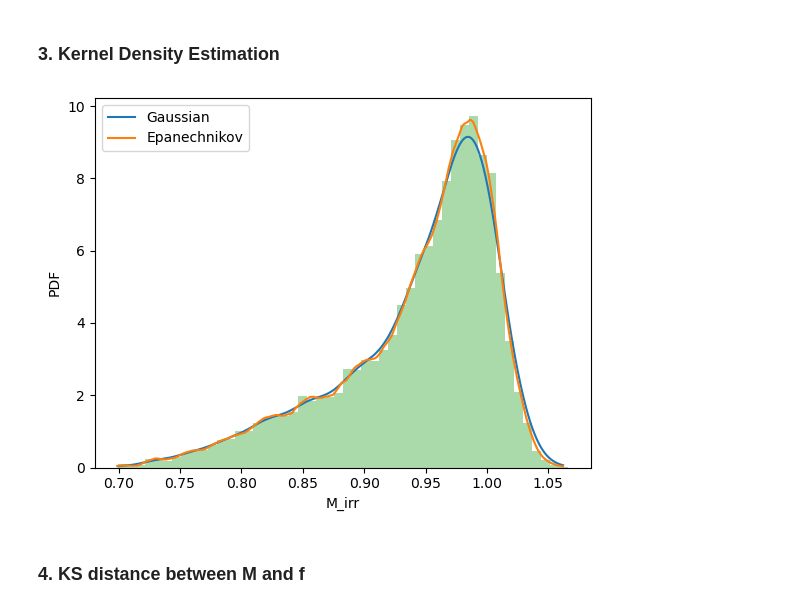
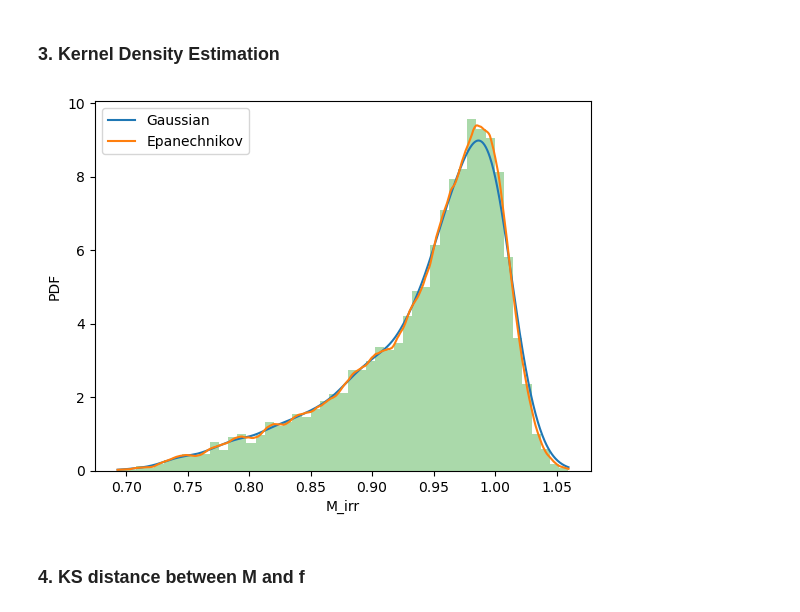
Before and after one commit to Amedeo1054/astrostat_mlearn, a Jupyter notebook: L07_KDE_KStest.ipynb, the cells around one changed output. Cells and saved outputs as stored; diff of their text form; code cells hidden in the pictures.

```diff
--- a/L07_KDE_KStest.ipynb
+++ b/L07_KDE_KStest.ipynb
@@ -61,28 +62,28 @@ plt.show()
 ### 3. Kernel Density Estimation
 # %%
 from sklearn.neighbors import KernelDensity
-xgrid = np.linspace(min(M_irr),max(M_irr),1000)
+xgrid = np.linspace(min(M_irr),max(M_irr),1000)    # M_irr grid
 
 def kde_sklearn(data, bandwidth, kernel):
     kde = KernelDensity(bandwidth = bandwidth, kernel=kernel)
     kde.fit(data[:, np.newaxis])
     log_pdf = kde.score_samples(xgrid[:, np.newaxis])
 
     return np.exp(log_pdf)
 
 bandwidth = 0.01
 PDF_gaussian = kde_sklearn(M_irr,bandwidth,kernel="gaussian")
 PDF_epanechnikov = kde_sklearn(M_irr,bandwidth,kernel="epanechnikov")
 
 plt.plot(xgrid,PDF_gaussian,label='Gaussian')
 plt.plot(xgrid,PDF_epanechnikov,label='Epanechnikov')
-_ = fancyhist(M_irr, bins="freedman",density=True,alpha=0.4)
+plt.hist(M_irr, bins="fd",density=True,alpha=0.4)
 plt.legend()
 plt.xlabel('M_irr')
 plt.ylabel('PDF')
 plt.show()
 # %% [output]
-[figure, old version]
+[figure, new version]
 # %% [markdown]
 ### 4. KS distance between M and f
 # %%
```
Also changed, not shown: parts of 11 cells of this notebook.
